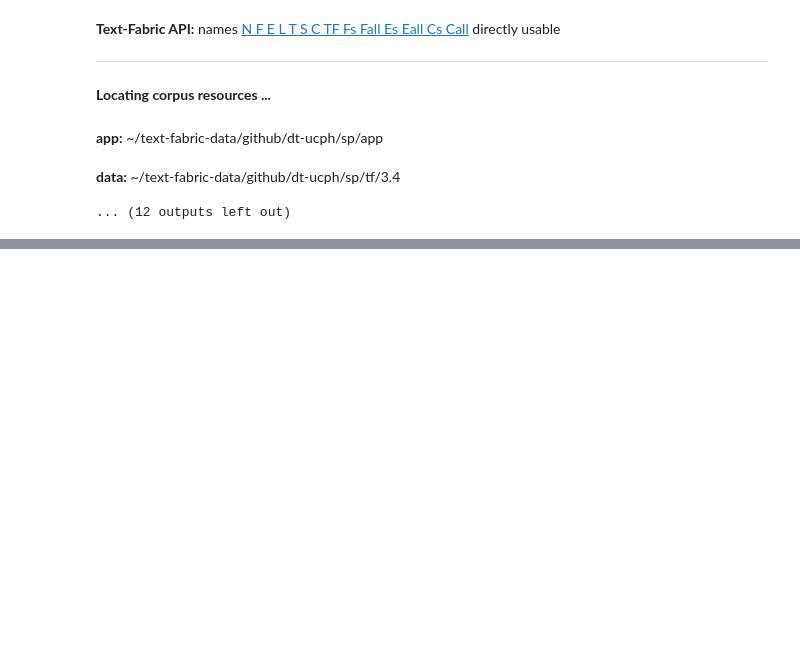
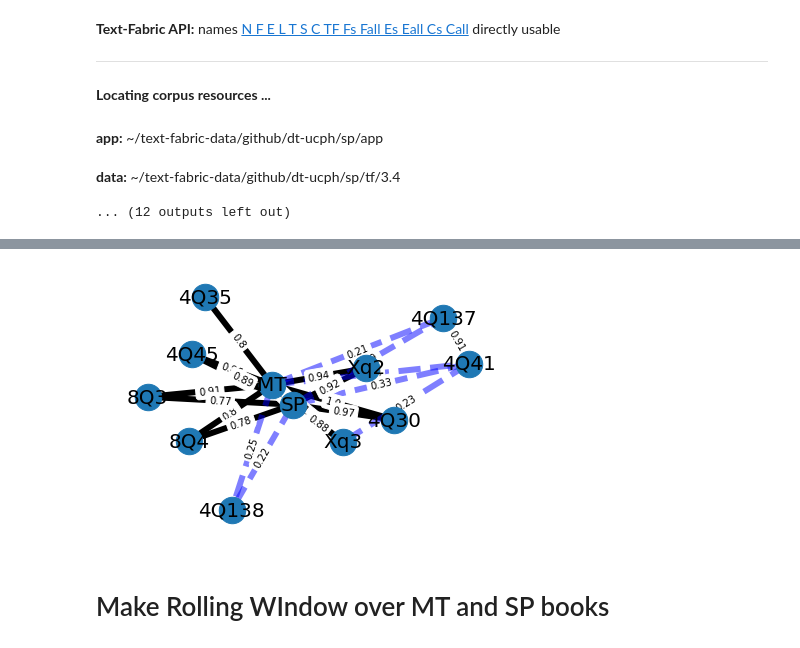
Before and after one commit to MartijnNaaijer/hebrew_spelling_variation, a Jupyter notebook: notebooks/align_mt_sp_dss_texts.ipynb, the cells around one changed output, grey strips where cells are left out. Saved outputs shown, nothing was run; the diff lists cells and outputs as text; code cells hidden in the pictures; blank space fills up the shorter version.

```diff
--- a/notebooks/align_mt_sp_dss_texts.ipynb
+++ b/notebooks/align_mt_sp_dss_texts.ipynb
@@ -218,0 +292,34 @@ import pandas as pd
+# %%
+import matplotlib.pyplot as plt
+import networkx as nx
+
+
+elarge = [(u, v) for (u, v, d) in M.edges(data=True) if d["weight"] > 0.5]
+esmall = [(u, v) for (u, v, d) in M.edges(data=True) if d["weight"] <= 0.5]
+
+pos = nx.spring_layout(M, seed=7)  # positions for all nodes - seed for reproducibility
+
+# nodes
+nx.draw_networkx_nodes(M, pos, node_size=700)
+
+# edges
+nx.draw_networkx_edges(M, pos, edgelist=elarge, width=6)
+nx.draw_networkx_edges(
+    M, pos, edgelist=esmall, width=6, alpha=0.5, edge_color="b", style="dashed"
+)
+
+# node labels
+nx.draw_networkx_labels(M, pos, font_size=20, font_family="sans-serif")
+# edge weight labels
+edge_labels = nx.get_edge_attributes(M, "weight")
+nx.draw_networkx_edge_labels(M, pos, edge_labels)
+
+ax = plt.gca()
+ax.margins(0.08)
+plt.axis("off")
+plt.tight_layout()
+plt.show()
+# %% [output]
+[figure, added]
+# %% [markdown]
+# Make Rolling WIndow over MT and SP books
```
Also changed, not shown: parts of 43 cells of this notebook.
